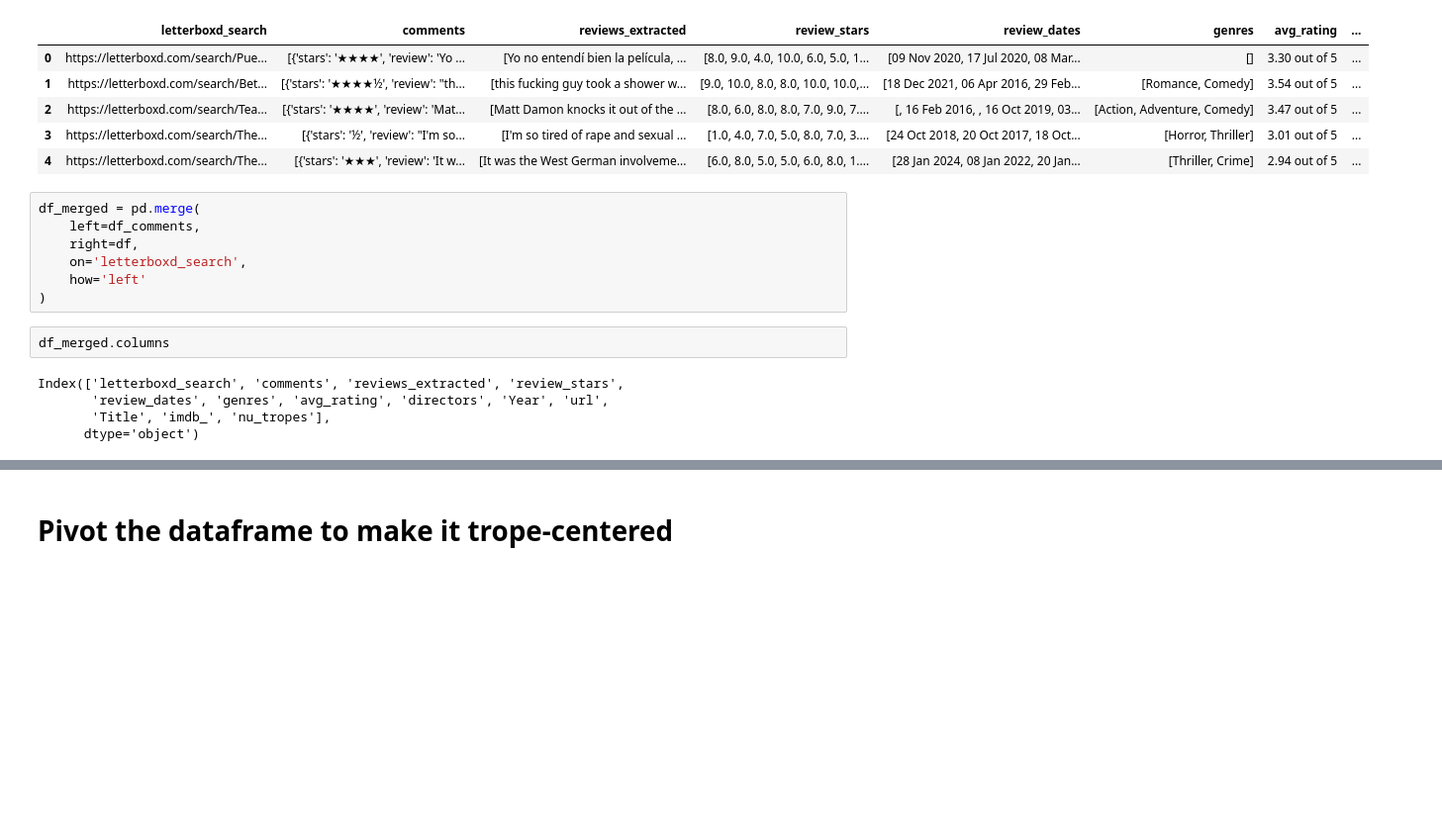
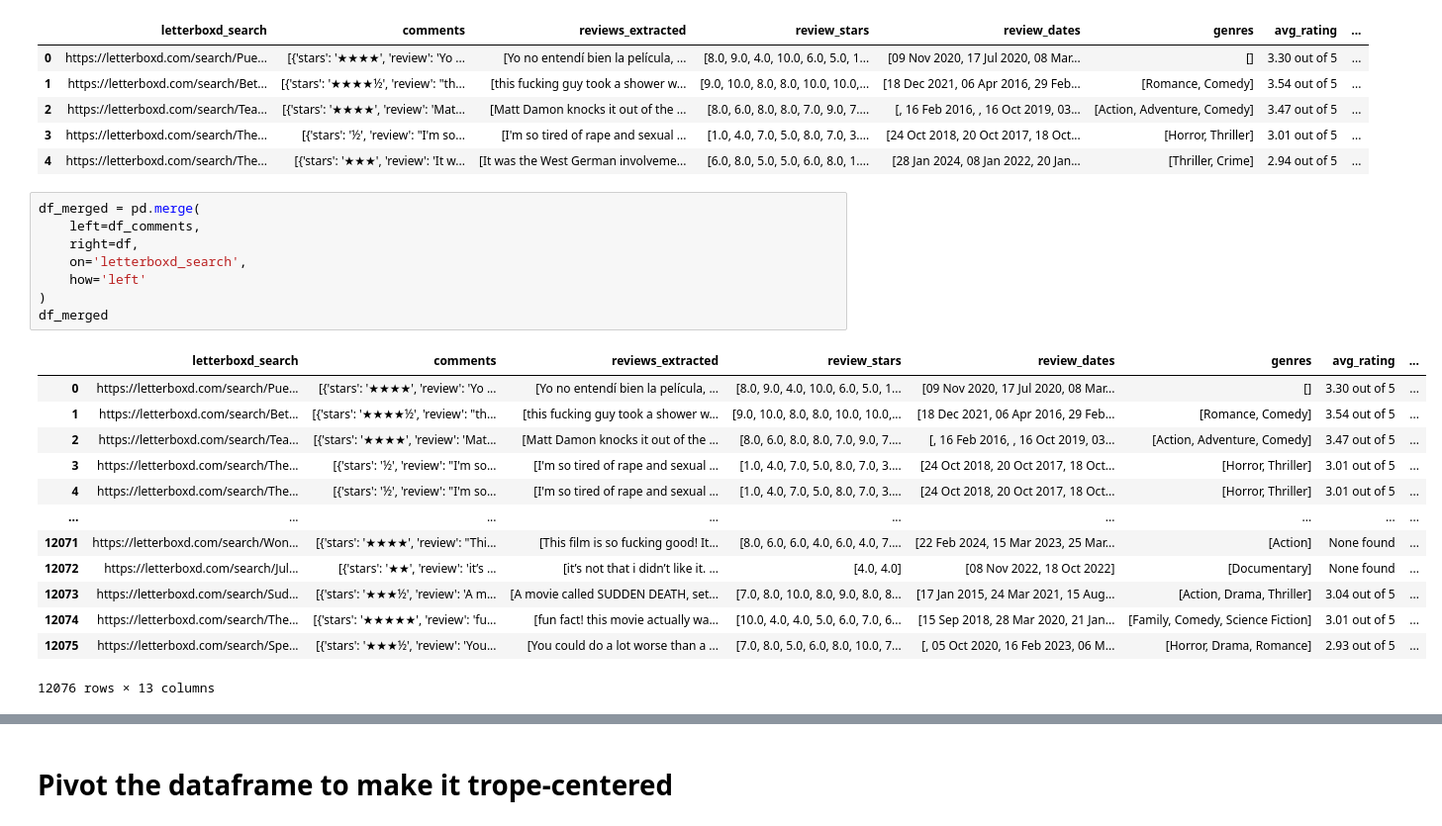
Before and after one commit to FWJK1/Pocs_Film_Project, a Jupyter notebook: Code/letterboxd_cleaning/better_trope_maker.ipynb, the cells around one changed output, grey strips where cells are left out. Shown at 99% size. Cells and saved outputs as stored; diff of their text form; blank space fills up the shorter version.

```diff
--- a/Code/letterboxd_cleaning/better_trope_maker.ipynb
+++ b/Code/letterboxd_cleaning/better_trope_maker.ipynb
@@ -89,14 +98,22 @@ df_comments.head()
 # %%
 df_merged = pd.merge(
     left=df_comments,
     right=df,
     on='letterboxd_search',
     how='left'
 )
+df_merged
+# %% [output]
+|  | letterboxd_search | comments | reviews_extracted | review_stars | review_dates | genres | avg_rating | ... |
+| 0 | https://letterboxd.com/search/Pue... | [{'stars': '★★★★', 'review': 'Yo ... | [Yo no entendí bien la película, ... | [8.0, 9.0, 4.0, 10.0, 6.0, 5.0, 1... | [09 Nov 2020, 17 Jul 2020, 08 Mar... | [] | 3.30 out of 5 | ... |
+| 1 | https://letterboxd.com/search/Bet... | [{'stars': '★★★★½', 'review': "th... | [this fucking guy took a shower w... | [9.0, 10.0, 8.0, 8.0, 10.0, 10.0,... | [18 Dec 2021, 06 Apr 2016, 29 Feb... | [Romance, Comedy] | 3.54 out of 5 | ... |
+| 2 | https://letterboxd.com/search/Tea... | [{'stars': '★★★★', 'review': 'Mat... | [Matt Damon knocks it out of the ... | [8.0, 6.0, 8.0, 8.0, 7.0, 9.0, 7.... | [, 16 Feb 2016, , 16 Oct 2019, 03... | [Action, Adventure, Comedy] | 3.47 out of 5 | ... |
+| 3 | https://letterboxd.com/search/The... | [{'stars': '½', 'review': "I'm so... | [I'm so tired of rape and sexual ... | [1.0, 4.0, 7.0, 5.0, 8.0, 7.0, 3.... | [24 Oct 2018, 20 Oct 2017, 18 Oct... | [Horror, Thriller] | 3.01 out of 5 | ... |
+| 4 | https://letterboxd.com/search/The... | [{'stars': '½', 'review': "I'm so... | [I'm so tired of rape and sexual ... | [1.0, 4.0, 7.0, 5.0, 8.0, 7.0, 3.... | [24 Oct 2018, 20 Oct 2017, 18 Oct... | [Horror, Thriller] | 3.01 out of 5 | ... |
+| ... | ... | ... | ... | ... | ... | ... | ... | ... |
+| 12071 | https://letterboxd.com/search/Won... | [{'stars': '★★★★', 'review': "Thi... | [This film is so fucking good! It... | [8.0, 6.0, 6.0, 4.0, 6.0, 4.0, 7.... | [22 Feb 2024, 15 Mar 2023, 25 Mar... | [Action] | None found | ... |
+| 12072 | https://letterboxd.com/search/Jul... | [{'stars': '★★', 'review': 'it’s ... | [it’s not that i didn’t like it. ... | [4.0, 4.0] | [08 Nov 2022, 18 Oct 2022] | [Documentary] | None found | ... |
+| 12073 | https://letterboxd.com/search/Sud... | [{'stars': '★★★½', 'review': 'A m... | [A movie called SUDDEN DEATH, set... | [7.0, 8.0, 10.0, 8.0, 9.0, 8.0, 8... | [17 Jan 2015, 24 Mar 2021, 15 Aug... | [Action, Drama, Thriller] | 3.04 out of 5 | ... |
+| 12074 | https://letterboxd.com/search/The... | [{'stars': '★★★★★', 'review': 'fu... | [fun fact! this movie actually wa... | [10.0, 4.0, 4.0, 5.0, 6.0, 7.0, 6... | [15 Sep 2018, 28 Mar 2020, 21 Jan... | [Family, Comedy, Science Fiction] | 3.01 out of 5 | ... |
+| 12075 | https://letterboxd.com/search/Spe... | [{'stars': '★★★½', 'review': 'You... | [You could do a lot worse than a ... | [7.0, 8.0, 5.0, 6.0, 8.0, 10.0, 7... | [, 05 Oct 2020, 16 Feb 2023, 06 M... | [Horror, Drama, Romance] | 2.93 out of 5 | ... |
+12076 rows × 13 columns
-# %%
-df_merged.columns
-# %% [output]
-Index(['letterboxd_search', 'comments', 'reviews_extracted', 'review_stars',
-       'review_dates', 'genres', 'avg_rating', 'directors', 'Year', 'url',
-       'Title', 'imdb_', 'nu_tropes'],
-      dtype='object')
```
Also changed, not shown: parts of 12 cells of this notebook, 3 other files.
